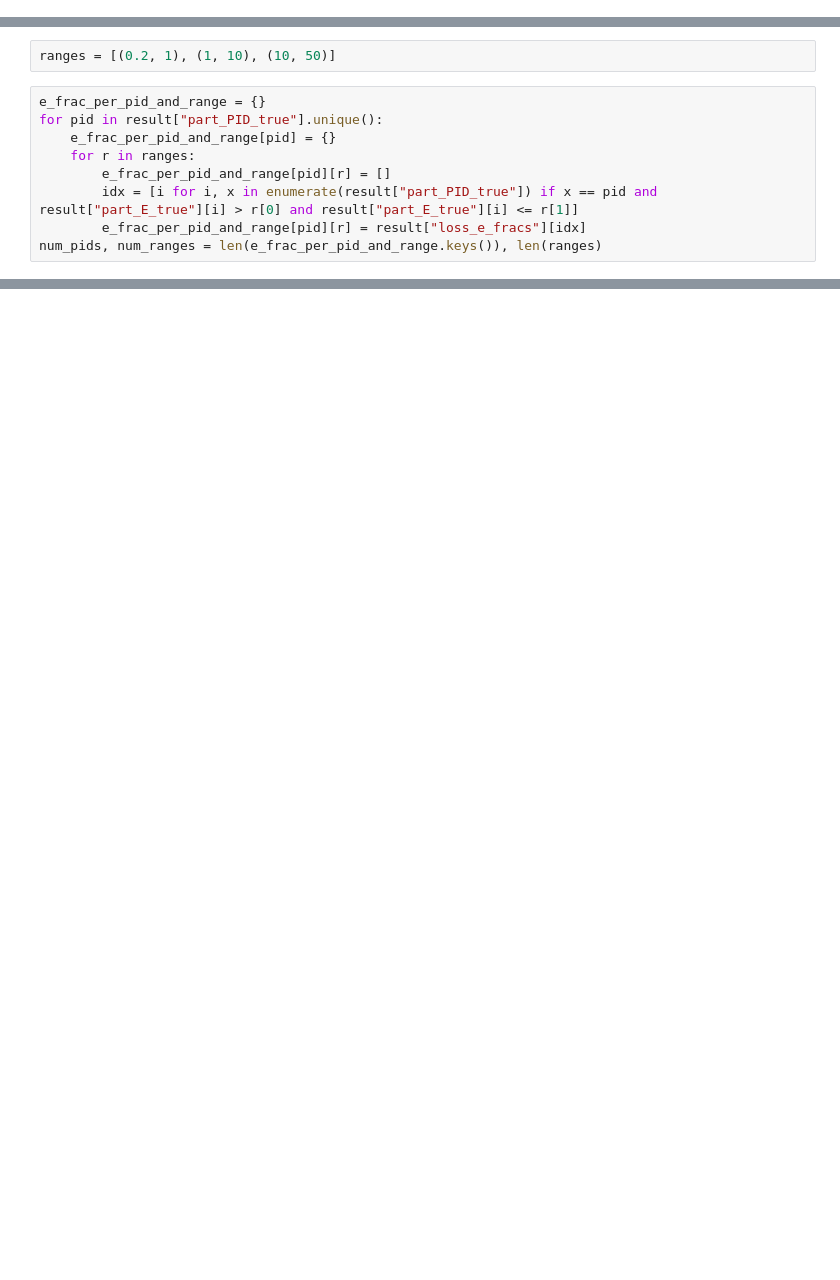
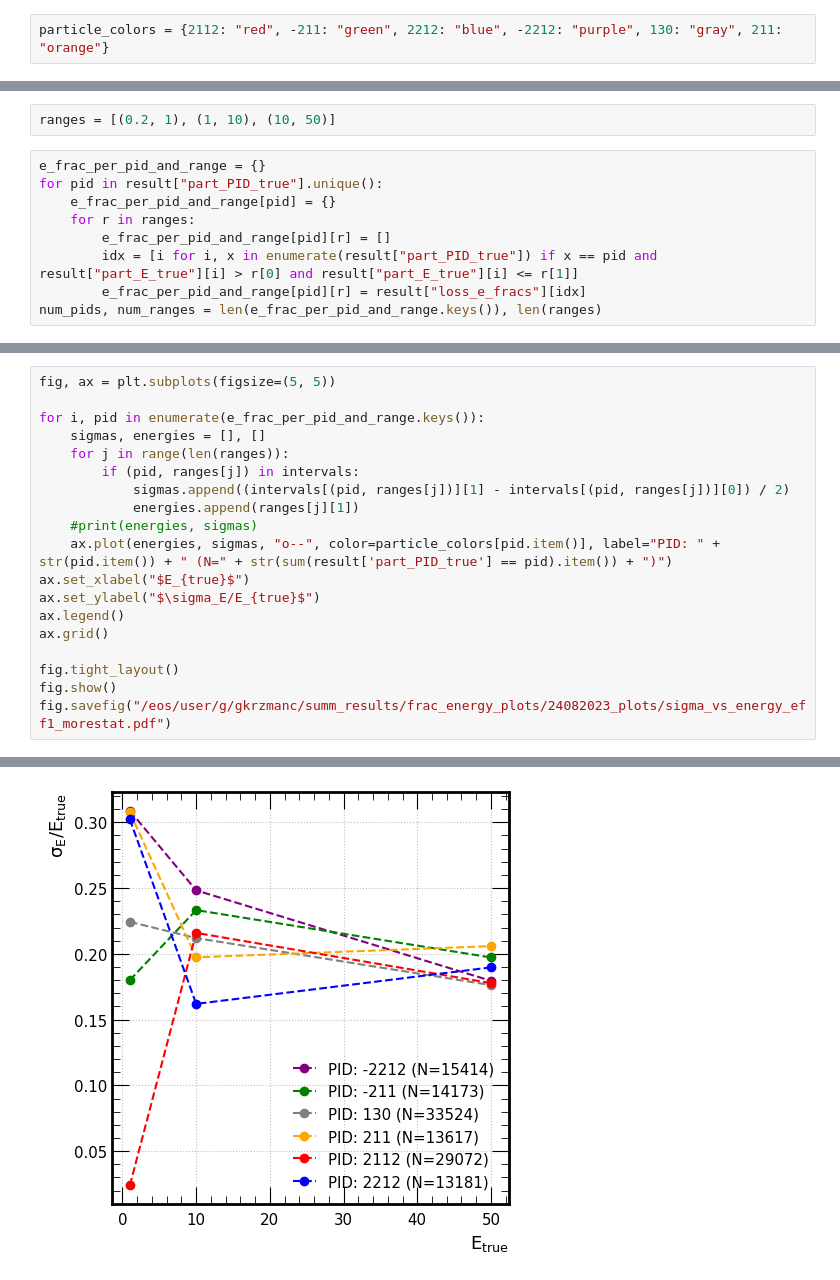
Before and after one commit to selvaggi/mlpf, a Jupyter notebook: scripts/clean_plot_e_frac_results_vs_energy.ipynb, the cells around one changed output, grey strips where cells are left out. Cells and saved outputs as stored; diff of their text form; blank space fills up the shorter version.

```diff
--- a/scripts/clean_plot_e_frac_results_vs_energy.ipynb
+++ b/scripts/clean_plot_e_frac_results_vs_energy.ipynb
@@ -24,3 +30,5 @@ print(sum(result["total_counts"].values()))
+# %%
+particle_colors = {2112: "red", -211: "green", 2212: "blue", -2212: "purple", 130: "gray", 211: "orange"}
 # %%
 def divide_dicts(num, denom):
     d = {}
@@ -132,0 +170,20 @@ intervals
+# %%
+fig, ax = plt.subplots(figsize=(5, 5))
+
+for i, pid in enumerate(e_frac_per_pid_and_range.keys()):
+    sigmas, energies = [], []
+    for j in range(len(ranges)):
+        if (pid, ranges[j]) in intervals:
+            sigmas.append((intervals[(pid, ranges[j])][1] - intervals[(pid, ranges[j])][0]) / 2)
+            energies.append(ranges[j][1])
+    #print(energies, sigmas)
+    ax.plot(energies, sigmas, "o--", color=particle_colors[pid.item()], label="PID: " + str(pid.item()) + " (N=" + str(sum(result['part_PID_true'] == pid).item()) + ")")
+ax.set_xlabel("$E_{true}$")
+ax.set_ylabel("$\sigma_E/E_{true}$")
+ax.legend()
+ax.grid()
+
+fig.tight_layout()
+fig.show()
+fig.savefig("/eos/user/g/gkrzmanc/summ_results/frac_energy_plots/24082023_plots/sigma_vs_energy_eff1_morestat.pdf")
+# %% [output]
@@ -132,0 +207 @@ intervals
+[figure, added]
```
Also changed, not shown: parts of 10 cells of this notebook.
